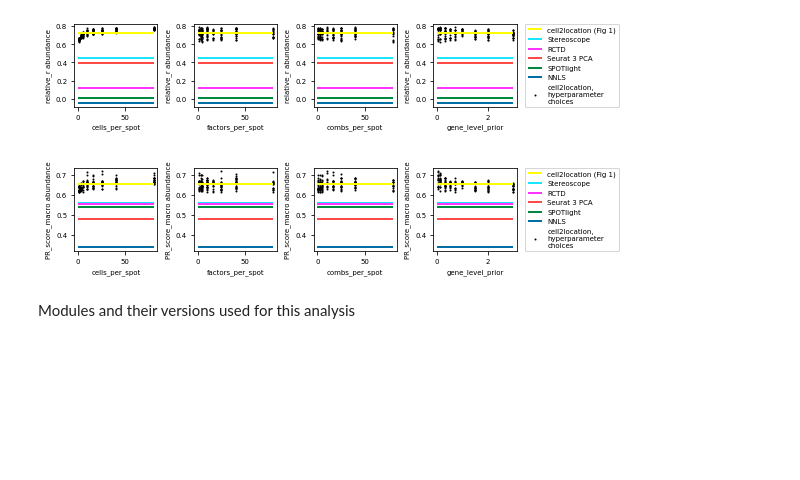
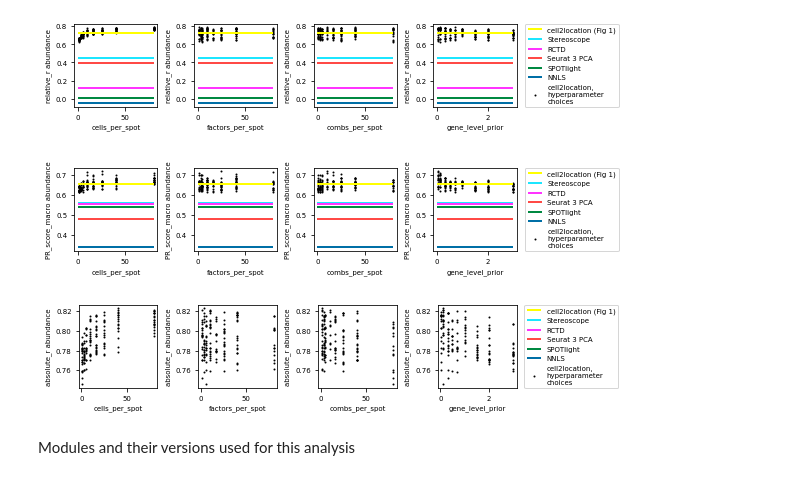
Before and after one commit to vitkl/cell2location_paper, a Jupyter notebook: notebooks/benchmarking/Fig1BCDE_FigS1S2S3_synthetic_data_improved_hyperparameter_testing.ipynb, the cells around one changed output. Drawn from its saved outputs; the diff is of its cells as text; code cells hidden in the pictures; blank space fills up the shorter version.

Commit message:
updated hyperparameter plots;

```diff
--- a/notebooks/benchmarking/Fig1BCDE_FigS1S2S3_synthetic_data_improved_hyperparameter_testing.ipynb
+++ b/notebooks/benchmarking/Fig1BCDE_FigS1S2S3_synthetic_data_improved_hyperparameter_testing.ipynb
@@ -800,6 +800,38 @@ plt.savefig(f'{fig_path}/stability_{y_col}.pdf')
 plt.show();
 # %% [output]
 [figure]
+# %%
+rcParams['figure.figsize'] = 8.2,1.7
+rcParams['font.size'] = 7
+rcParams["axes.facecolor"] = "white"
+
+y_col='absolute_r'
+limits = False
+
+plt.subplot(1, 4, 1)
+plot_hyperparameters(res, mod_names, x_col='cells_per_spot', y_col=y_col)
+if limits:
+    plt.ylim(0, 0.83);
+plt.subplot(1, 4, 2)
+plot_hyperparameters(res, mod_names, x_col='factors_per_spot', y_col=y_col)
+if limits:
+    plt.ylim(0, 0.83);
+plt.subplot(1, 4, 3)
+plot_hyperparameters(res, mod_names, x_col='combs_per_spot', y_col=y_col)
+if limits:
+    plt.ylim(0, 0.83);
+plt.subplot(1, 4, 4)
+plot_hyperparameters(res, mod_names, x_col='gene_level_prior', y_col=y_col,
+                     legend=True)
+if limits:
+    plt.ylim(0, 0.83);
+
+
+plt.tight_layout();
+plt.savefig(f'{fig_path}/stability_{y_col}_limits{limits}.pdf')
+plt.show();
+# %% [output]
+[figure, added]
 # %% [markdown]
 Modules and their versions used for this analysis
 # %%
```
Also changed, not shown: 1 other file.
